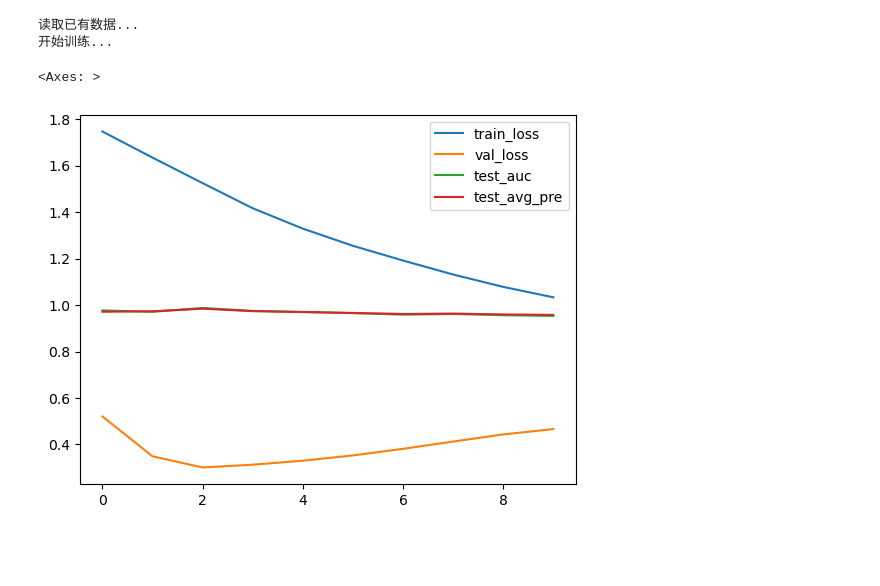
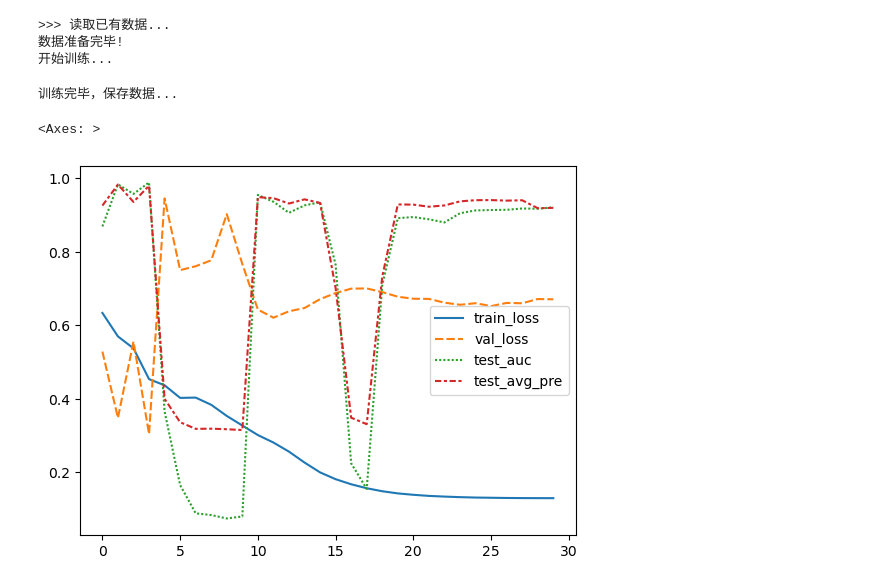
Before and after one commit to Aegis1863/10th-Statistical-Modeling-Competition, a Jupyter notebook: pyg_link_pred.ipynb, the cells around one changed output. Drawn from its saved outputs; the diff is of its cells as text; code cells hidden in the pictures; blank space fills up the shorter version.

```diff
--- a/pyg_link_pred.ipynb
+++ b/pyg_link_pred.ipynb
@@ -25,5 +22,5 @@ gc.collect()
 # %%
-hetero_data = torch.load('data/model/hetero_graph_data.pt')
+hetero_data = torch.load('data/model/pyg/hetero_graph_data.pt')
 # %%
 class RelGraphEmbed(nn.Module):
     r"""Embedding layer for featureless heterograph."""
@@ -34,7 +31,7 @@ class RelGraphEmbed(nn.Module):
                  embed_name='embed',
                  activation=None,
                  dropout=0.0):
-        super(RelGraphEmbed, self).__init__()
+        super().__init__()
         self.g = g
         self.embed_size = embed_size
         self.embed_name = embed_name
@@ -44,13 +41,11 @@ class RelGraphEmbed(nn.Module):
         # create weight embeddings for each node for each relation
         self.embeds = nn.ParameterDict()
         for ntype in g.node_types:
-            embed = nn.Parameter(torch.Tensor(
-                g[ntype].x.shape[0], self.embed_size))
+            embed = nn.Parameter(torch.Tensor(g[ntype].x.shape[0], self.embed_size))
             nn.init.xavier_uniform_(embed, gain=nn.init.calculate_gain('relu'))
             self.embeds[ntype] = embed
 
     def forward(self):
-        print('采用可训练随机编码节点特征...')
         return self.embeds
 # %%
 def transform_data(data, num_parts=128, batch_size=32, to_homo=True):
@@ -168,2 +156,32 @@ def get_metrics(out, label):
+# %%
+def get_metrics(out, label):
+    auc = roc_auc_score(label.cpu().numpy(), out.cpu().numpy())
+    ap = average_precision_score(label.cpu().numpy(), out.cpu().numpy())
+    return auc, ap
+
+def prepare_data(random_feat, data, random_feat_dim, feat_flag, data_path='data/model/pyg/'):
+    if random_feat and os.path.exists(f'{data_path}splited_data_{feat_flag}.pt'):
+        print('>>> 读取已有可训练随机编码...')
+        train_loader, val_data, test_data = torch.load(f'{data_path}splited_data_{feat_flag}.pt').dataset
+        embed_layer = None
+    elif random_feat:
+        print('>>> 为节点分配可训练随机编码...')
+        embed_layer = RelGraphEmbed(data, random_feat_dim)
+        for node_type in data.node_types:
+            data[node_type].x = embed_layer()[node_type]
+        train_loader, val_data, test_data = transform_data(data, to_homo=True)
+        torch.save(DataLoader([train_loader, val_data, test_data]),
+                   f'{data_path}splited_data_{feat_flag}.pt')
+    elif not random_feat and os.path.exists(f'{data_path}splited_data_{feat_flag}.pt'):  # 真实特征
+        print('>>> 读取已有数据...')
+        train_loader, val_data, test_data = torch.load(f'{data_path}splited_data_{feat_flag}.pt').dataset
+        embed_layer = None
+    elif not random_feat:
+        train_loader, val_data, test_data = transform_data(data, to_homo=True)
+        torch.save(DataLoader([train_loader, val_data, test_data]),
+                   f'{data_path}splited_data_{feat_flag}.pt')
+        embed_layer = None
+    print('数据准备完毕!')
+    return train_loader, val_data, test_data, embed_layer
 # %%
 def train(data, random_feat=False, random_feat_dim=32, in_feats=16,
@@ -246,12 +259,16 @@ in_feats = 16  # 直接指定即可，RGCN中有一个线性层转化输出统
 hidden_feats = 32  # 隐藏层，直接指定即可
 out_channels = 16  # 输出层，直接指定，最终输出的解码器的输入维度是 2*out_channels
 # %%
-summary = train(hetero_data, False, in_feats, hidden_feats, out_channels, epochs=10)
+summary = train(hetero_data, random_feat=False, random_feat_dim=32,
+                in_feats=in_feats, hidden_feats=hidden_feats, out_channels=out_channels,
+                epochs=30, dropout=0, reg=0.02, lr=0.05)
 # %% [output]
-读取已有数据...
+>>> 读取已有数据...
+数据准备完毕!
 开始训练...
+训练完毕，保存数据...
-# %%
-summary.plot()
-# %% [output]
-<Axes: >
-[figure, removed]
+# %%
+sns.lineplot(summary)
+# %% [output]
+<Axes: >
+[figure, added]
```
Also changed, not shown: parts of 5 cells of this notebook, 4 other files.
